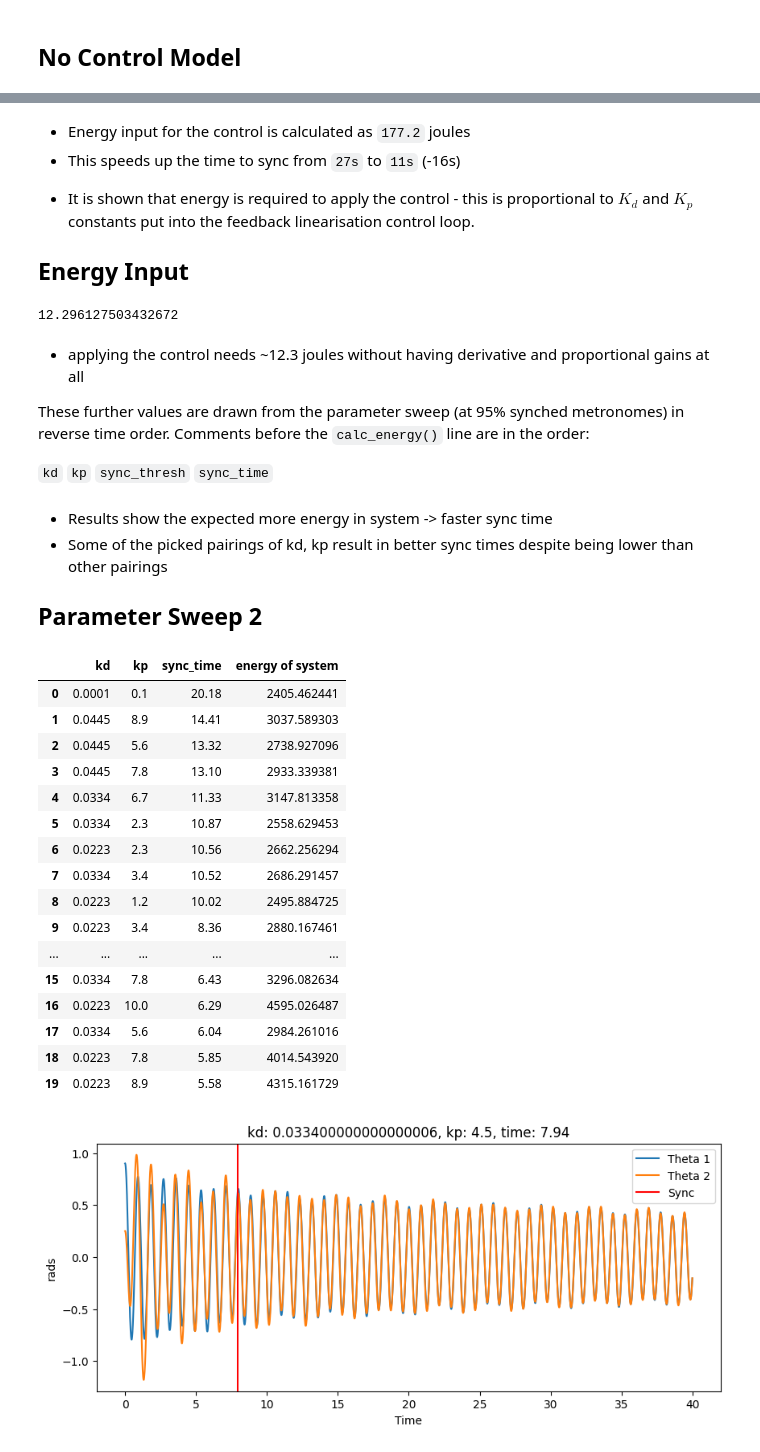
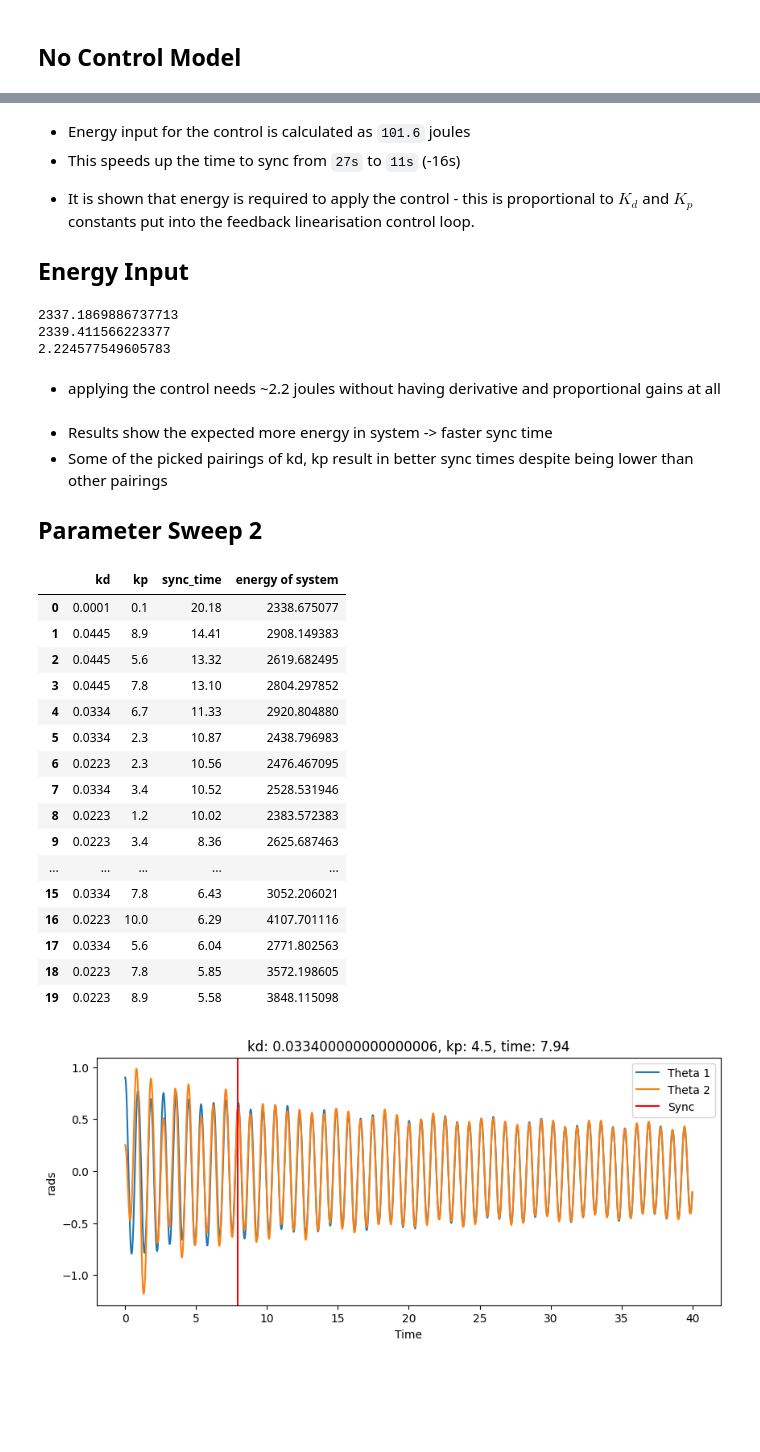
Before and after one commit to eric-yhchen/MDM2-Group-09, a Jupyter notebook: LC Model FLC Tests.ipynb, the cells around one changed output, grey strips where cells are left out. Saved outputs shown, nothing was run; the diff lists cells and outputs as text; code cells hidden in the pictures; blank space fills up the shorter version.

```diff
--- a/LC Model FLC Tests.ipynb
+++ b/LC Model FLC Tests.ipynb
@@ -184,11 +184,11 @@ class solver():
         # Extract solutions
         self.time = sol.t                # time
         self.theta1 = sol.y[0]           # angle of metronome 1
-        self.qdd1 = sol.y[1]             # acceleration of metronome 1
+        self.qdd1 = sol.y[1]             # velocity of metronome 1
         self.theta2 = sol.y[2]           # angle of metronome 1
-        self.qdd2 = sol.y[3]             # acceleration of metronome 2
+        self.qdd2 = sol.y[3]             # velocity of metronome 2
         self.surface_x = sol.y[4]        # Surface displacement
-        self.qdd3 = sol.y[5]             # acceleration of cart
+        self.qdd3 = sol.y[5]             # velocity of cart
 
         return self
 
@@ -230,16 +230,16 @@ class solver():
         calculates the energy as a combination of kinetic of both metronomes and cart + gpe from
         both metronomes using standard formula / predefined formula
 
-        Returns:
-            _type_: model, sync time, total energy (array)
         """
+        # set up a model and solve
+        self.solve()
 
         # calc kinetic energy of metronomes
         # ke = 1/2 * I * omega**2
         # I = m * L**2
         # so ke = 1/2 * m * L**2 * omega**2
-        ke_1 = 1/2 * m_pendulum * L1_pendulum**2 * self.qdd1**2
-        ke_2 = 1/2 * m_pendulum * L2_pendulum**2 * self.qdd2**2
+        ke_1 = 0.5 * m_pendulum * (self.qdd3**2 + 2 * L1_pendulum * self.qdd3 * self.qdd1 * np.cos(self.theta1) + (L1_pendulum * self.qdd1)**2)
+        ke_2 = 0.5 * m_pendulum * (self.qdd3**2 + 2 * L2_pendulum * self.qdd3 * self.qdd2 * np.cos(self.theta2) + (L2_pendulum * self.qdd2)**2)
 
         # calc kinetic energy of cart
         # ke = 1/2 * m * v**2
@@ -249,7 +249,7 @@ class solver():
 
         # calc gpe of metronomes
         # gpe = m * g * h
-        # h = L * cos (theta)abs(
+        # h = L * cos (theta)
         gpe_1 = m_pendulum * g * L1_pendulum * np.cos(self.theta1)
         gpe_2 = m_pendulum * g * L2_pendulum * np.cos(self.theta2)
 
@@ -507,15 +507,15 @@ def calc_energy(solver, kd, kp, T_max=15):
     """
     # set up a model and solve
     model = solver(kd, kp, T_max)
-    model = model.solve()
+    model = model.solve(dt=0.01)
     sync_time = model.find_sync_time()[1]
 
     # calc kinetic energy of metronomes
     # ke = 1/2 * I * omega**2
     # I = m * L**2
     # so ke = 1/2 * m * L**2 * omega**2
-    ke_1 = 1/2 * m_pendulum * L1_pendulum**2 * model.theta1**2
-    ke_2 = 1/2 * m_pendulum * L2_pendulum**2 * model.theta2**2
+    ke_1 = 0.5 * m_pendulum * (model.qdd3**2 + 2 * L1_pendulum * model.qdd3 * model.qdd1 * np.cos(model.theta1) + (L1_pendulum * model.qdd1)**2)
+    ke_2 = 0.5 * m_pendulum * (model.qdd3**2 + 2 * L2_pendulum * model.qdd3 * model.qdd2 * np.cos(model.theta2) + (L2_pendulum * model.qdd2)**2)
 
     # calc kinetic energy of cart
     # ke = 1/2 * m * v**2
@@ -760,5 +753,5 @@ Energy diff: 177.24944873976938
 # %% [markdown]
-* Energy input for the control is calculated as `177.2` joules
+* Energy input for the control is calculated as `101.6` joules
 * This speeds up the time to sync from `27s` to `11s` (-16s)
 
 - It is shown that energy is required to apply the control - this is proportional to $K_{d}$ and $K_{p}$
@@ -769,24 +762,22 @@ constants put into the feedback linearisation control loop.
 time = 40
 
 # control (no control applied)
-base, base_sync_time, base_total_energy = calc_energy(solver_NC, 0, 0, time)
+model, sync_time, total_ke, total_gpe, base_total_energy = calc_energy(solver_NC, 0, 0, time)
 base_energy = np.sum(np.abs(base_total_energy))
 
-# print(base_energy)
+print(base_energy)
 # 2381.380004683446
 
 # 0kd, 0kp
-A, A_sync_time, A_total_energy = calc_energy(solver, 0, 0, time)
+model, sync_time, total_ke, total_gpe, A_total_energy = calc_energy(solver, 0, 0, time)
 A_energy = np.sum(np.abs(A_total_energy))
-# print(A_energy)
+print(A_energy)
 # 2393.676132186879
 
 print(A_energy - base_energy)
 # %% [output]
-12.296127503432672
+2337.1869886737713
+2339.411566223377
+2.224577549605783
 # %% [markdown]
-* applying the control needs ~12.3 joules without having derivative and proportional gains at all
-
-These further values are drawn from the parameter sweep (at 95% synched metronomes) in reverse time order. Comments before the `calc_energy()` line are in the order:
-
-`kd` `kp` `sync_thresh` `sync_time`
+* applying the control needs ~2.2 joules without having derivative and proportional gains at all
@@ -840,51 +789,53 @@ H_energy = np.sum(np.abs(H_total_energy))
 # %%
 # Proportional gain improves tracking but may cause oscillations.
 # Derivative gain reduces oscillations and improves damping.
 
 # derivative gain
 # this program is probably like O(n^4) or smth so keep num small
 kds = np.linspace(0.0001, 0.1, 10)
 
 # proportional gain
 kps = np.linspace(0.1, 10, 10)
 
 # results
 results = []
 
 # time
 time = 40
 
 for kd in kds:
     for kp in kps:
-        # since calc_energy already makes and solves a model, only it needs to be called
-        model, model_sync_time, model_total_energy = calc_energy(solver, kd, kp, time)
+        model = solver(kd, kp, time)
+        model.solve()
+        model.find_sync_time()
+        model.calc_energy()
 
         # only record those which are deemed to be 95% synced for 3 seconds
         if model.sync_threshold > 0.9:
-            model_energy = np.sum(np.abs(model_total_energy))
+            model_energy = np.sum(np.abs(model.system_energy))
             results.append({"kd": kd, "kp": kp, "sync_time": model.sync_time, "energy of system": model_energy})
 
 # results df, sorted by the sync time
 data = DataFrame(results).sort_values("sync_time", ascending=False).reset_index(drop=True)
 data.head(20)
 # %% [output]
 |  | kd | kp | sync_time | energy of system |
-| 0 | 0.0001 | 0.1 | 20.18 | 2405.462441 |
-| 1 | 0.0445 | 8.9 | 14.41 | 3037.589303 |
-| 2 | 0.0445 | 5.6 | 13.32 | 2738.927096 |
-| 3 | 0.0445 | 7.8 | 13.10 | 2933.339381 |
-| 4 | 0.0334 | 6.7 | 11.33 | 3147.813358 |
-| 5 | 0.0334 | 2.3 | 10.87 | 2558.629453 |
-| 6 | 0.0223 | 2.3 | 10.56 | 2662.256294 |
-| 7 | 0.0334 | 3.4 | 10.52 | 2686.291457 |
-| 8 | 0.0223 | 1.2 | 10.02 | 2495.884725 |
-| 9 | 0.0223 | 3.4 | 8.36 | 2880.167461 |
+| 0 | 0.0001 | 0.1 | 20.18 | 2338.675077 |
+| 1 | 0.0445 | 8.9 | 14.41 | 2908.149383 |
+| 2 | 0.0445 | 5.6 | 13.32 | 2619.682495 |
+| 3 | 0.0445 | 7.8 | 13.10 | 2804.297852 |
+| 4 | 0.0334 | 6.7 | 11.33 | 2920.804880 |
+| 5 | 0.0334 | 2.3 | 10.87 | 2438.796983 |
+| 6 | 0.0223 | 2.3 | 10.56 | 2476.467095 |
+| 7 | 0.0334 | 3.4 | 10.52 | 2528.531946 |
+| 8 | 0.0223 | 1.2 | 10.02 | 2383.572383 |
+| 9 | 0.0223 | 3.4 | 8.36 | 2625.687463 |
 | ... | ... | ... | ... | ... |
-| 15 | 0.0334 | 7.8 | 6.43 | 3296.082634 |
-| 16 | 0.0223 | 10.0 | 6.29 | 4595.026487 |
-| 17 | 0.0334 | 5.6 | 6.04 | 2984.261016 |
-| 18 | 0.0223 | 7.8 | 5.85 | 4014.543920 |
-| 19 | 0.0223 | 8.9 | 5.58 | 4315.161729 |
+| 15 | 0.0334 | 7.8 | 6.43 | 3052.206021 |
+| 16 | 0.0223 | 10.0 | 6.29 | 4107.701116 |
+| 17 | 0.0334 | 5.6 | 6.04 | 2771.802563 |
+| 18 | 0.0223 | 7.8 | 5.85 | 3572.198605 |
+| 19 | 0.0223 | 8.9 | 5.58 | 3848.115098 |
 # %%
 # visualise a specific index of the dataframe
 specific = data.loc[11]
```
Also changed, not shown: parts of 16 cells of this notebook, 2 other files.
